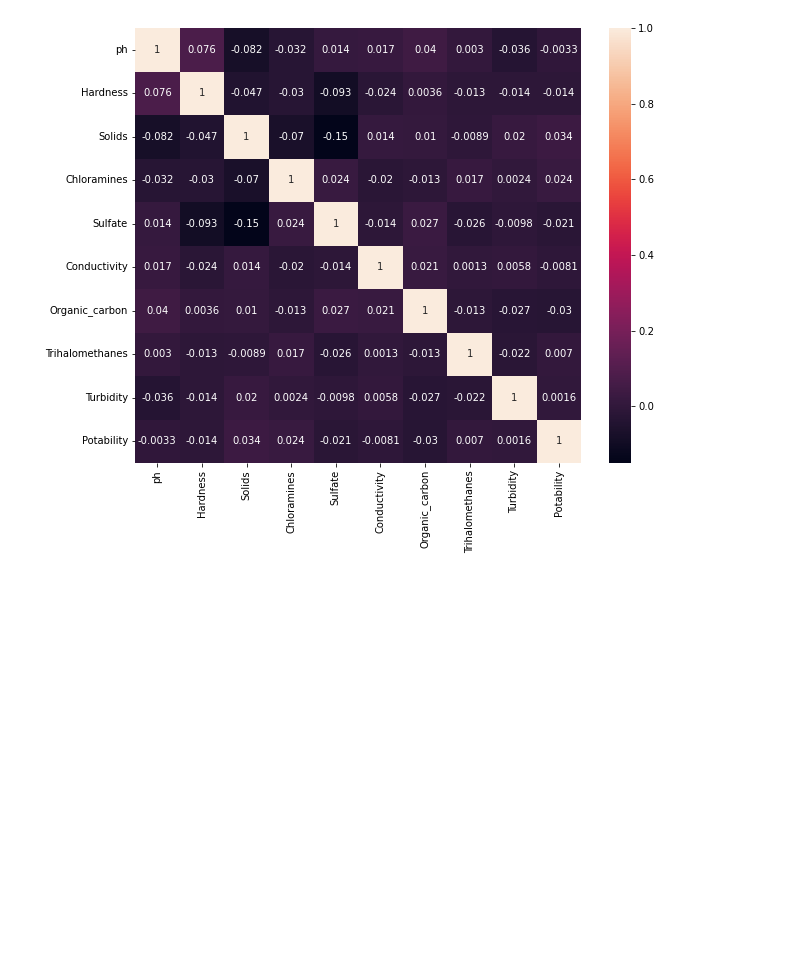
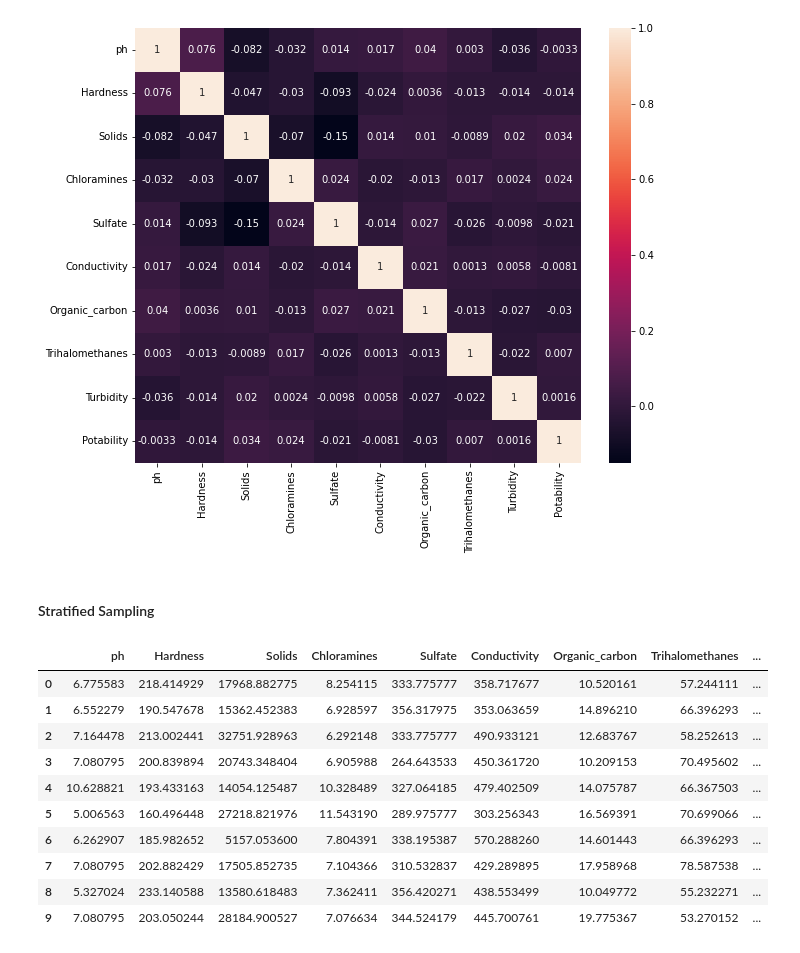
Before and after one commit to thesua7/Water-Potability-Prediction, a Jupyter notebook: Water Quality Prediction.ipynb, the cells around one changed output. Saved outputs shown, nothing was run; the diff lists cells and outputs as text; code cells hidden in the pictures; blank space fills up the shorter version.

```diff
--- a/Water Quality Prediction.ipynb
+++ b/Water Quality Prediction.ipynb
@@ -151,5 +204,7 @@ mplt.show()
 # %% [markdown]
 #### Correlation Matrix
+# %%
+size = 10
 # %%
 df = pd.DataFrame(data)
 
@@ -161,3 +216,19 @@ figure.set_size_inches(10,8)
 mplt.show()
 # %% [output]
 [figure]
+# %% [markdown]
+#### Stratified Sampling
+# %%
+data.groupby('Potability', group_keys=False).apply(lambda x: x.sample(int(np.rint(size*len(x)/len(df))))).sample(frac=1).reset_index(drop=True)
+# %% [output]
+|  | ph | Hardness | Solids | Chloramines | Sulfate | Conductivity | Organic_carbon | Trihalomethanes | ... |
+| 0 | 6.775583 | 218.414929 | 17968.882775 | 8.254115 | 333.775777 | 358.717677 | 10.520161 | 57.244111 | ... |
+| 1 | 6.552279 | 190.547678 | 15362.452383 | 6.928597 | 356.317975 | 353.063659 | 14.896210 | 66.396293 | ... |
+| 2 | 7.164478 | 213.002441 | 32751.928963 | 6.292148 | 333.775777 | 490.933121 | 12.683767 | 58.252613 | ... |
+| 3 | 7.080795 | 200.839894 | 20743.348404 | 6.905988 | 264.643533 | 450.361720 | 10.209153 | 70.495602 | ... |
+| 4 | 10.628821 | 193.433163 | 14054.125487 | 10.328489 | 327.064185 | 479.402509 | 14.075787 | 66.367503 | ... |
+| 5 | 5.006563 | 160.496448 | 27218.821976 | 11.543190 | 289.975777 | 303.256343 | 16.569391 | 70.699066 | ... |
+| 6 | 6.262907 | 185.982652 | 5157.053600 | 7.804391 | 338.195387 | 570.288260 | 14.601443 | 66.396293 | ... |
+| 7 | 7.080795 | 202.882429 | 17505.852735 | 7.104366 | 310.532837 | 429.289895 | 17.958968 | 78.587538 | ... |
+| 8 | 5.327024 | 233.140588 | 13580.618483 | 7.362411 | 356.420271 | 438.553499 | 10.049772 | 55.232271 | ... |
+| 9 | 7.080795 | 203.050244 | 28184.900527 | 7.076634 | 344.524179 | 445.700761 | 19.775367 | 53.270152 | ... |
```
Also changed, not shown: parts of 13 cells of this notebook.
